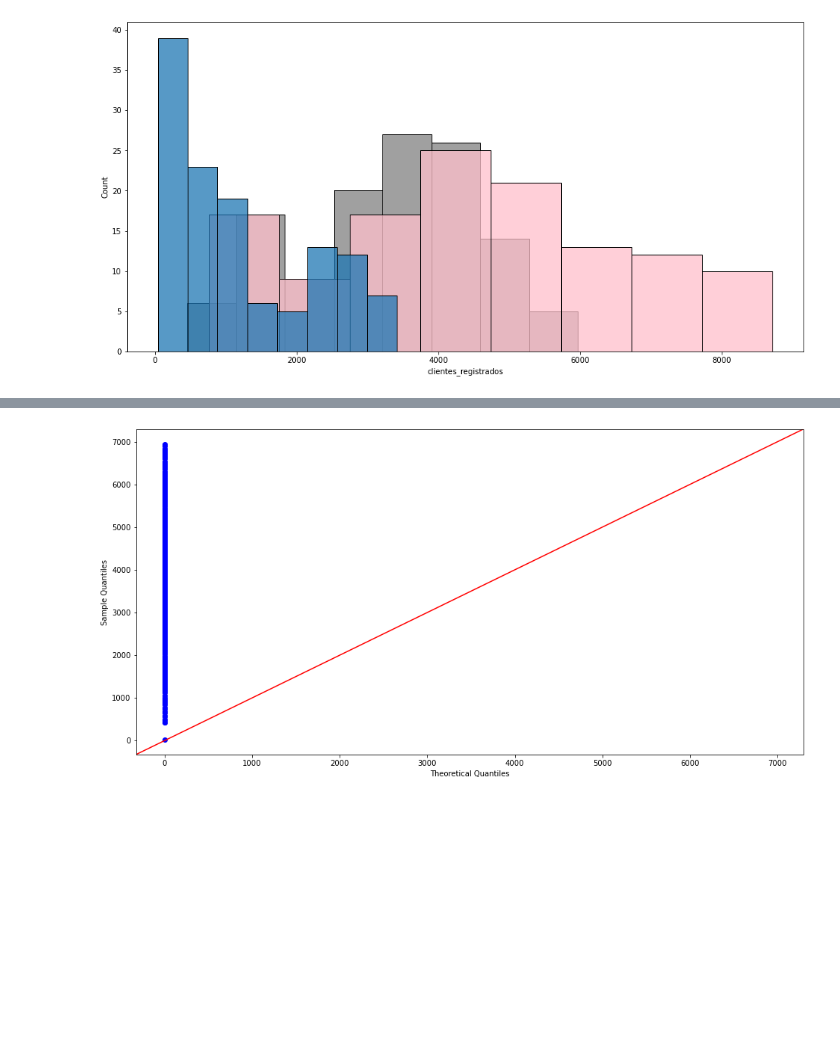
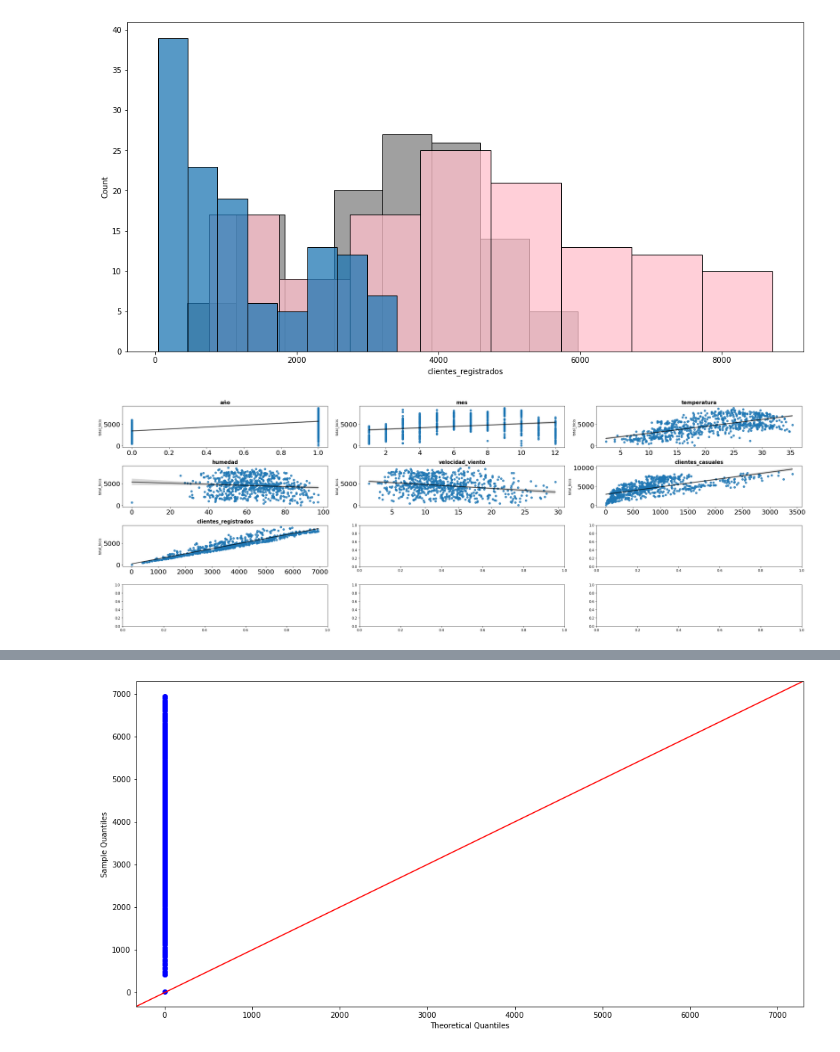
Before and after one commit to Adalab/project-da-promo-c-module-3-team-3, a Jupyter notebook: notebooks/pruebas_proyecto_laborables.ipynb, the cells around one changed output, grey strips where cells are left out. Cells and saved outputs as stored; diff of their text form; code cells hidden in the pictures; blank space fills up the shorter version.

```diff
--- a/notebooks/pruebas_proyecto_laborables.ipynb
+++ b/notebooks/pruebas_proyecto_laborables.ipynb
@@ -320,3 +424,25 @@ sns.histplot(df_no_laborables['total_bicis'],color='pink')
 sns.histplot(df_no_laborables['clientes_casuales']);
 # %% [output]
 [figure]
+# %%
+fig, axes = plt.subplots(nrows = 4, ncols = 3, figsize = (30, 10))
+
+axes = axes.flat
+columnas_numeric = df_laborables.select_dtypes(include = np.number).drop('total_bicis', axis=1)
+columnas_numeric = columnas_numeric.columns
+for i, colum in enumerate(columnas_numeric):
+    sns.regplot(
+        data = df_laborables,
+        x = colum,
+        y = 'total_bicis',
+        line_kws = {"color": "black", "alpha": 0.7 },
+        ax = axes[i])
+
+    axes[i].set_title(colum, fontsize = 15, fontweight = "bold")
+
+    axes[i].tick_params(labelsize = 20)
+
+    axes[i].set_xlabel("")
+fig.tight_layout();
+# %% [output]
+[figure, added]
```
Also changed, not shown: parts of 23 cells of this notebook.
